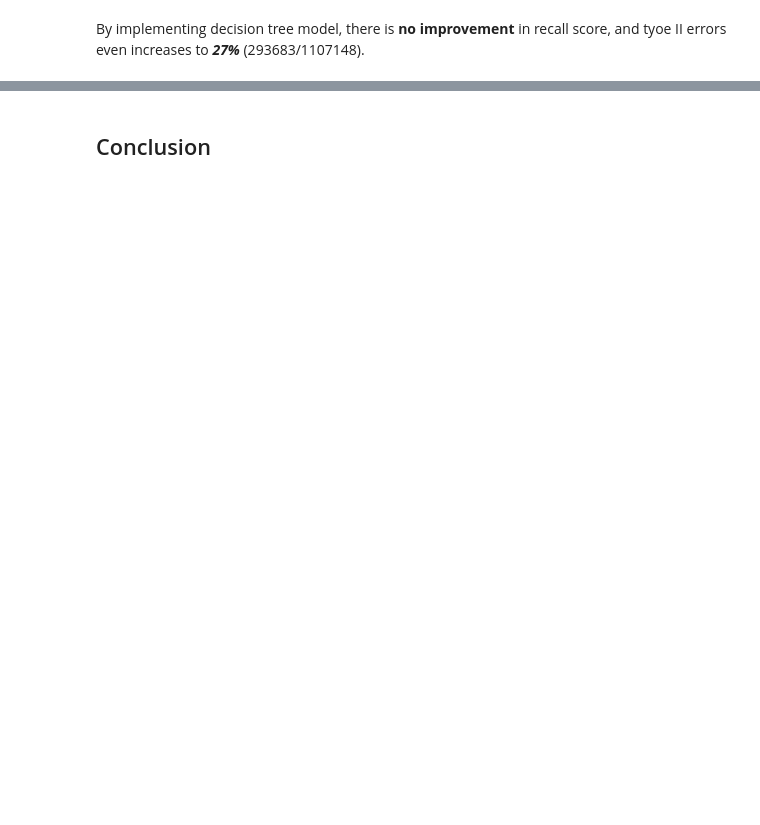
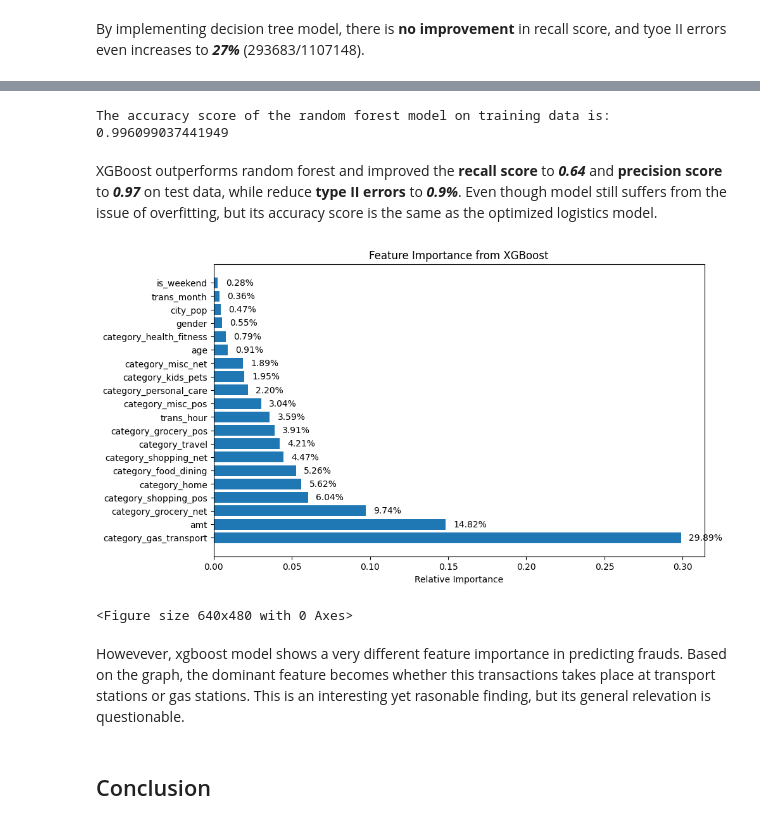
Before and after one commit to kkrit-tinna/fraud_detection, a Jupyter notebook: fraud_detection_analysis.ipynb, the cells around one changed output, grey strips where cells are left out. Drawn from its saved outputs; the diff is of its cells as text; code cells hidden in the pictures; blank space fills up the shorter version.

```diff
--- a/fraud_detection_analysis.ipynb
+++ b/fraud_detection_analysis.ipynb
@@ -1736,0 +1698,4 @@ Another explanation is that we have over simplified the model complexity by cutt
+# %%
+# use XGBoost to predict the test data
+xgb = xg.XGBClassifier()
+xgb.fit(X_train_scaled, y_train)
@@ -1737,3 +1752,33 @@ Another explanation is that we have over simplified the model complexity by cutt
+# %%
+xgb_model_accuracy = accuracy_score(y_train, train_predictions)
+print(f'The accuracy score of the random forest model on training data is: {xgb_model_accuracy}')
+# %% [output]
+The accuracy score of the random forest model on training data is: 0.996099037441949
+# %% [markdown]
+XGBoost outperforms random forest and improved the **recall score** to ***0.64*** and **precision score** to ***0.97*** on test data, while reduce **type II errors** to ***0.9%***. Even though model still suffers from the issue of overfitting, but its accuracy score is the same as the optimized logistics model.
+# %%
+feature_importance_1 = xgb.feature_importances_
+sorted_indices = np.argsort(feature_importance_1)[::-1]
+
+# create a tree plot to visualize the hearchy of features
+plot.figure(figsize=(10, 6))
+plot.title('Feature Importance from XGBoost')
+plot.barh(range(len(X_train_scaled_df.columns)), feature_importance_1[sorted_indices], align='center')
+plot.yticks(range(len(X_train_scaled_df.columns)), X_train_scaled_df.columns[sorted_indices])
+plot.xlabel('Relative Importance')
+for bar in plot.gca().patches:
+    width = bar.get_width()
+    plot.text(width + 0.005, bar.get_y() + bar.get_height() / 2, f'{width:.2%}', va='center')
+
+plot.show()
+
+
+plot.savefig('eda_viz/feature_importance_1.png')
+# %% [output]
+[figure, added]
+<Figure size 640x480 with 0 Axes>
+# %% [markdown]
+Howevever, xgboost model shows a very different feature importance in predicting frauds. Based on the graph, the dominant feature becomes whether this transactions takes place at transport stations or gas stations. This is an interesting yet rasonable finding, but its general relevation is questionable.
 # %% [markdown]
 ## Conclusion
 # %% [markdown]
```
Also changed, not shown: parts of 106 cells of this notebook.
